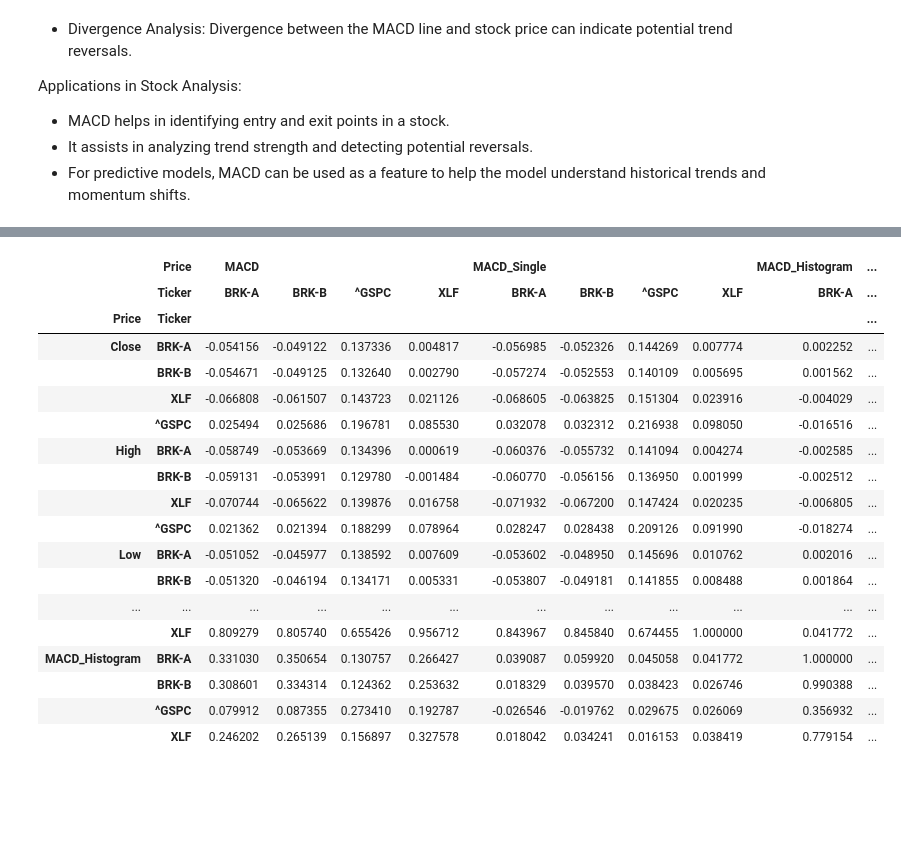
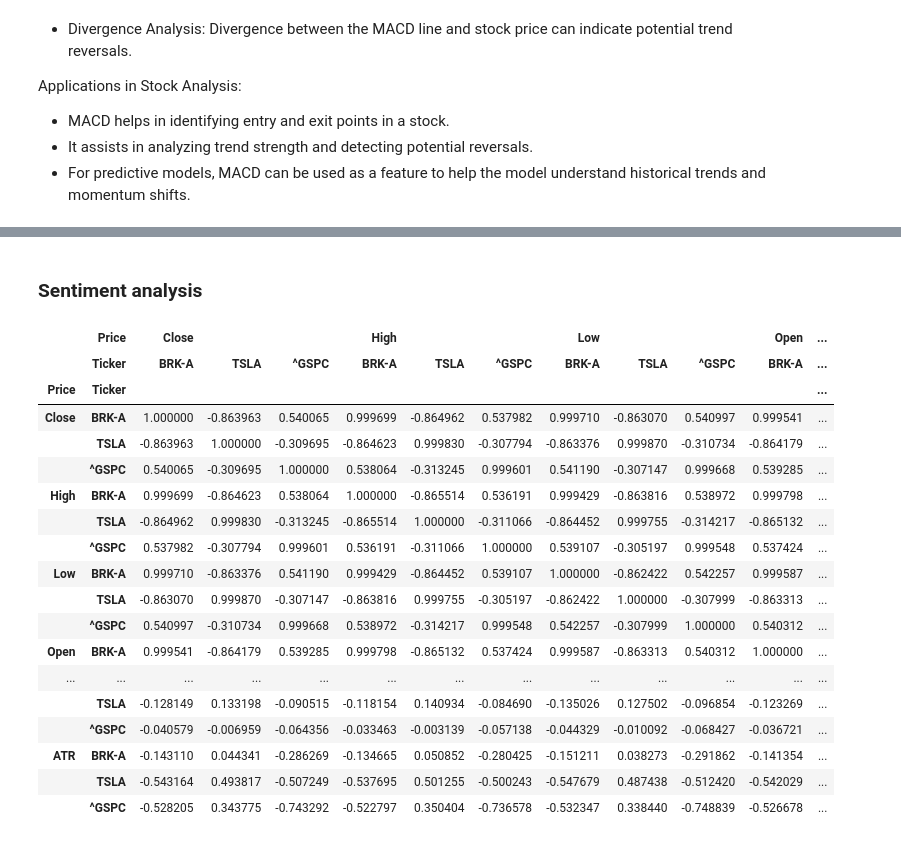
Before and after one commit to Natnael-Getahun/Stock-Market-Analysis, a Jupyter notebook: actual_test.ipynb, the cells around one changed output, grey strips where cells are left out. Saved outputs shown, nothing was run; the diff lists cells and outputs as text; code cells hidden in the pictures; blank space fills up the shorter version.

```diff
--- a/actual_test.ipynb
+++ b/actual_test.ipynb
@@ -69,0 +279,2 @@ short_data
+# %%
+medium_data.ffill(inplace=True)
@@ -69,0 +289,3 @@ short_data
+# %%
+outlier_columns = get_columns_outliers(medium_data)
+print(outlier_columns)
@@ -69,0 +310,20 @@ short_data
+# %%
+# using Winsorization to deal with outliers
+for column in outlier_columns:
+        if column[1] == "KO":  # lower outliers for "KO" is significant
+                lower = medium_data[column].quantile(0.02)
+        elif column[1] in ["^GSPC", "^IXIC"]: # distant outliers here
+                lower = medium_data[column].quantile(0.14)
+        else:
+                lower = medium_data[column].quantile(0.00000001) # lower outliers for the rest is not a lot
+
+        if column[0] == "Volume": # upper outliers are highly significant in the trading volumes
+                if column[1] == "BRK-A": # so many upper outliers
+                        upper = medium_data[column].quantile(0.87)
+                else:
+                        upper = medium_data[column].quantile(0.93)
+        elif column[1] == "KO": # different upper outlier
+                upper = medium_data[column].quantile(0.91)
+        else:
+                upper = medium_data[column].quantile(0.94)
+        medium_data[column] = medium_data[column].clip(lower=lower, upper=upper)
@@ -264,0 +592,3 @@ for column in ticker:
+# %%
+for column in ticker:
+    short_data[("ATR", column)] = ta.volatility.average_true_range(short_data[("High", column)], short_data[("Low", column)], short_data[("Close", column)], window=14)
@@ -265,22 +617,24 @@ for column in ticker:
+# %% [markdown]
+### Sentiment analysis
 # %%
-short_data.corr()[["MACD", "MACD_Single", "MACD_Histogram"]]
+short_data.corr()
 # %% [output]
-|  | Price | MACD |  |  |  | MACD_Single |  |  |  | MACD_Histogram | ... |
-|  | Ticker | BRK-A | BRK-B | ^GSPC | XLF | BRK-A | BRK-B | ^GSPC | XLF | BRK-A | ... |
-| Price | Ticker |  |  |  |  |  |  |  |  |  | ... |
-| Close | BRK-A | -0.054156 | -0.049122 | 0.137336 | 0.004817 | -0.056985 | -0.052326 | 0.144269 | 0.007774 | 0.002252 | ... |
-|  | BRK-B | -0.054671 | -0.049125 | 0.132640 | 0.002790 | -0.057274 | -0.052553 | 0.140109 | 0.005695 | 0.001562 | ... |
-|  | XLF | -0.066808 | -0.061507 | 0.143723 | 0.021126 | -0.068605 | -0.063825 | 0.151304 | 0.023916 | -0.004029 | ... |
-|  | ^GSPC | 0.025494 | 0.025686 | 0.196781 | 0.085530 | 0.032078 | 0.032312 | 0.216938 | 0.098050 | -0.016516 | ... |
-| High | BRK-A | -0.058749 | -0.053669 | 0.134396 | 0.000619 | -0.060376 | -0.055732 | 0.141094 | 0.004274 | -0.002585 | ... |
-|  | BRK-B | -0.059131 | -0.053991 | 0.129780 | -0.001484 | -0.060770 | -0.056156 | 0.136950 | 0.001999 | -0.002512 | ... |
-|  | XLF | -0.070744 | -0.065622 | 0.139876 | 0.016758 | -0.071932 | -0.067200 | 0.147424 | 0.020235 | -0.006805 | ... |
-|  | ^GSPC | 0.021362 | 0.021394 | 0.188299 | 0.078964 | 0.028247 | 0.028438 | 0.209126 | 0.091990 | -0.018274 | ... |
-| Low | BRK-A | -0.051052 | -0.045977 | 0.138592 | 0.007609 | -0.053602 | -0.048950 | 0.145696 | 0.010762 | 0.002016 | ... |
-|  | BRK-B | -0.051320 | -0.046194 | 0.134171 | 0.005331 | -0.053807 | -0.049181 | 0.141855 | 0.008488 | 0.001864 | ... |
-| ... | ... | ... | ... | ... | ... | ... | ... | ... | ... | ... | ... |
-|  | XLF | 0.809279 | 0.805740 | 0.655426 | 0.956712 | 0.843967 | 0.845840 | 0.674455 | 1.000000 | 0.041772 | ... |
-| MACD_Histogram | BRK-A | 0.331030 | 0.350654 | 0.130757 | 0.266427 | 0.039087 | 0.059920 | 0.045058 | 0.041772 | 1.000000 | ... |
-|  | BRK-B | 0.308601 | 0.334314 | 0.124362 | 0.253632 | 0.018329 | 0.039570 | 0.038423 | 0.026746 | 0.990388 | ... |
-|  | ^GSPC | 0.079912 | 0.087355 | 0.273410 | 0.192787 | -0.026546 | -0.019762 | 0.029675 | 0.026069 | 0.356932 | ... |
-|  | XLF | 0.246202 | 0.265139 | 0.156897 | 0.327578 | 0.018042 | 0.034241 | 0.016153 | 0.038419 | 0.779154 | ... |
+|  | Price | Close |  |  | High |  |  | Low |  |  | Open | ... |
+|  | Ticker | BRK-A | TSLA | ^GSPC | BRK-A | TSLA | ^GSPC | BRK-A | TSLA | ^GSPC | BRK-A | ... |
+| Price | Ticker |  |  |  |  |  |  |  |  |  |  | ... |
+| Close | BRK-A | 1.000000 | -0.863963 | 0.540065 | 0.999699 | -0.864962 | 0.537982 | 0.999710 | -0.863070 | 0.540997 | 0.999541 | ... |
+|  | TSLA | -0.863963 | 1.000000 | -0.309695 | -0.864623 | 0.999830 | -0.307794 | -0.863376 | 0.999870 | -0.310734 | -0.864179 | ... |
+|  | ^GSPC | 0.540065 | -0.309695 | 1.000000 | 0.538064 | -0.313245 | 0.999601 | 0.541190 | -0.307147 | 0.999668 | 0.539285 | ... |
+| High | BRK-A | 0.999699 | -0.864623 | 0.538064 | 1.000000 | -0.865514 | 0.536191 | 0.999429 | -0.863816 | 0.538972 | 0.999798 | ... |
+|  | TSLA | -0.864962 | 0.999830 | -0.313245 | -0.865514 | 1.000000 | -0.311066 | -0.864452 | 0.999755 | -0.314217 | -0.865132 | ... |
+|  | ^GSPC | 0.537982 | -0.307794 | 0.999601 | 0.536191 | -0.311066 | 1.000000 | 0.539107 | -0.305197 | 0.999548 | 0.537424 | ... |
+| Low | BRK-A | 0.999710 | -0.863376 | 0.541190 | 0.999429 | -0.864452 | 0.539107 | 1.000000 | -0.862422 | 0.542257 | 0.999587 | ... |
+|  | TSLA | -0.863070 | 0.999870 | -0.307147 | -0.863816 | 0.999755 | -0.305197 | -0.862422 | 1.000000 | -0.307999 | -0.863313 | ... |
+|  | ^GSPC | 0.540997 | -0.310734 | 0.999668 | 0.538972 | -0.314217 | 0.999548 | 0.542257 | -0.307999 | 1.000000 | 0.540312 | ... |
+| Open | BRK-A | 0.999541 | -0.864179 | 0.539285 | 0.999798 | -0.865132 | 0.537424 | 0.999587 | -0.863313 | 0.540312 | 1.000000 | ... |
+| ... | ... | ... | ... | ... | ... | ... | ... | ... | ... | ... | ... | ... |
+|  | TSLA | -0.128149 | 0.133198 | -0.090515 | -0.118154 | 0.140934 | -0.084690 | -0.135026 | 0.127502 | -0.096854 | -0.123269 | ... |
+|  | ^GSPC | -0.040579 | -0.006959 | -0.064356 | -0.033463 | -0.003139 | -0.057138 | -0.044329 | -0.010092 | -0.068427 | -0.036721 | ... |
+| ATR | BRK-A | -0.143110 | 0.044341 | -0.286269 | -0.134665 | 0.050852 | -0.280425 | -0.151211 | 0.038273 | -0.291862 | -0.141354 | ... |
+|  | TSLA | -0.543164 | 0.493817 | -0.507249 | -0.537695 | 0.501255 | -0.500243 | -0.547679 | 0.487438 | -0.512420 | -0.542029 | ... |
+|  | ^GSPC | -0.528205 | 0.343775 | -0.743292 | -0.522797 | 0.350404 | -0.736578 | -0.532347 | 0.338440 | -0.748839 | -0.526678 | ... |
```
Also changed, not shown: parts of 24 cells of this notebook.
